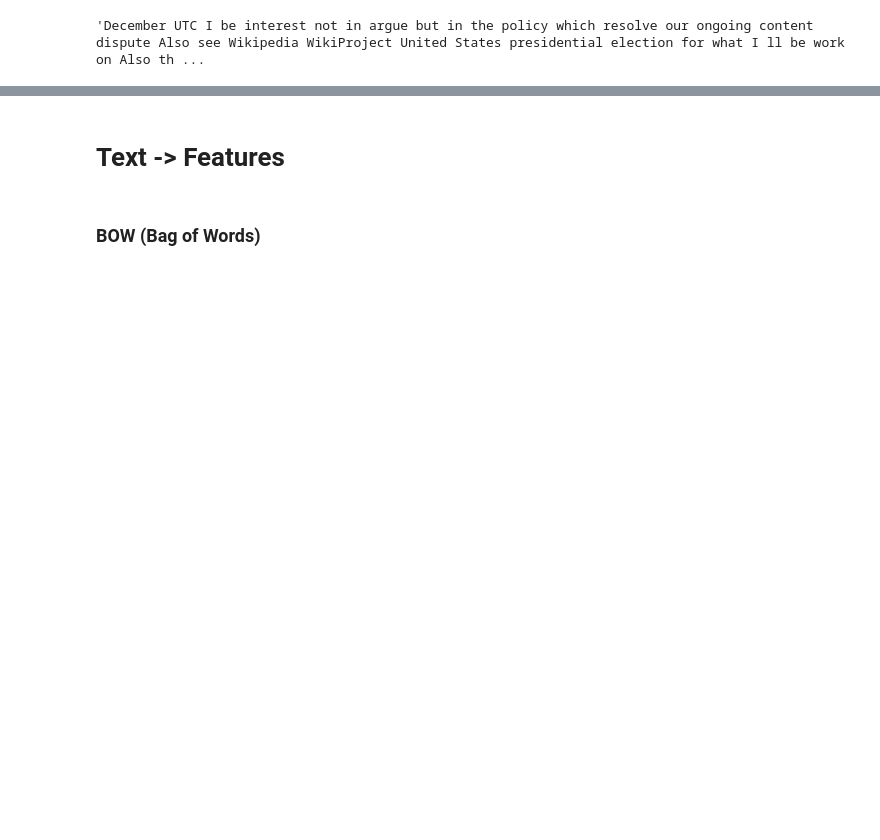
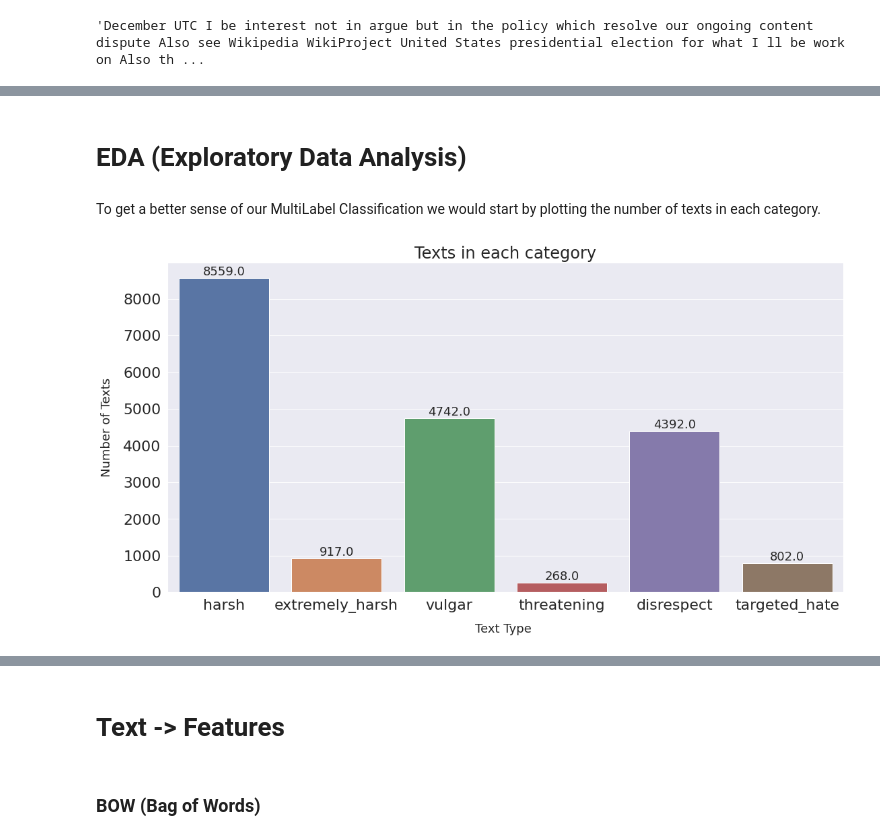
Before and after one commit to mayankchadha16/Why-so-Harsh, a Jupyter notebook: Clones.ipynb, the cells around one changed output, grey strips where cells are left out. Drawn from its saved outputs; the diff is of its cells as text; code cells hidden in the pictures; blank space fills up the shorter version.

```diff
--- a/Clones.ipynb
+++ b/Clones.ipynb
@@ -46,5 +101,5 @@ df['text'].iloc[0]
 # %% [markdown]
 Removing extra white-spaces
 # %%
-df.text = df.text.apply(lambda x : " ".join(x.split()))
+df['text'] = df['text'].apply(lambda x : " ".join(x.split()))
 # %%
@@ -64,6 +132,6 @@ from nltk.stem import WordNetLemmatizer
 
 lemma = WordNetLemmatizer()
 
-df.text = df.text.apply(lambda x : " ".join([lemma.lemmatize(word = w, pos='n') for w in x.split(" ")]))
-df.text = df.text.apply(lambda x : " ".join([lemma.lemmatize(word = w, pos='v') for w in x.split(" ")]))
+df['text'] = df['text'].apply(lambda x : " ".join([lemma.lemmatize(word = w, pos='n') for w in x.split(" ")]))
+df['text'] = df['text'].apply(lambda x : " ".join([lemma.lemmatize(word = w, pos='v') for w in x.split(" ")]))
 # %%
@@ -72,0 +143,10 @@ df.text.iloc[0]
+# %%
+from nltk.corpus import stopwords
+
+stop = stopwords.words('english')
+
+not_stop_words = {'no', 'not', 'nor'}
+
+modified_stop = [ele for ele in stop if ele not in not_stop_words]
+
+df['text'] = df['text'].apply(lambda x : ' '.join([word for word in x.split(' ') if word not in modified_stop]))
@@ -72,0 +173,27 @@ df.text.iloc[0]
+# %% [markdown]
+# EDA (Exploratory Data Analysis)
+# %% [markdown]
+To get a better sense of our MultiLabel Classification we would start by plotting the number of texts in each category.
+# %%
+categories = list(df.columns.values)
+categories.remove('id')
+categories.remove('text')
+
+sns.set(font_scale=2)
+
+ax = sns.barplot(x=categories, y=df.iloc[:, 2:].sum().values)
+
+plt.title("Texts in each category", fontsize=24)
+plt.ylabel('Number of Texts', fontsize=18)
+plt.xlabel('Text Type ', fontsize=18)
+
+rects = ax.patches
+labels = df.iloc[:, 2:].sum().values
+
+for rect, label in zip(rects, labels):
+    height = rect.get_height()
+    ax.text(rect.get_x() + rect.get_width()/2, height + 5, label, ha='center', va='bottom', fontsize=18)
+
+plt.show()
+# %% [output]
+[figure, added]
```
Also changed, not shown: parts of 46 cells of this notebook.
